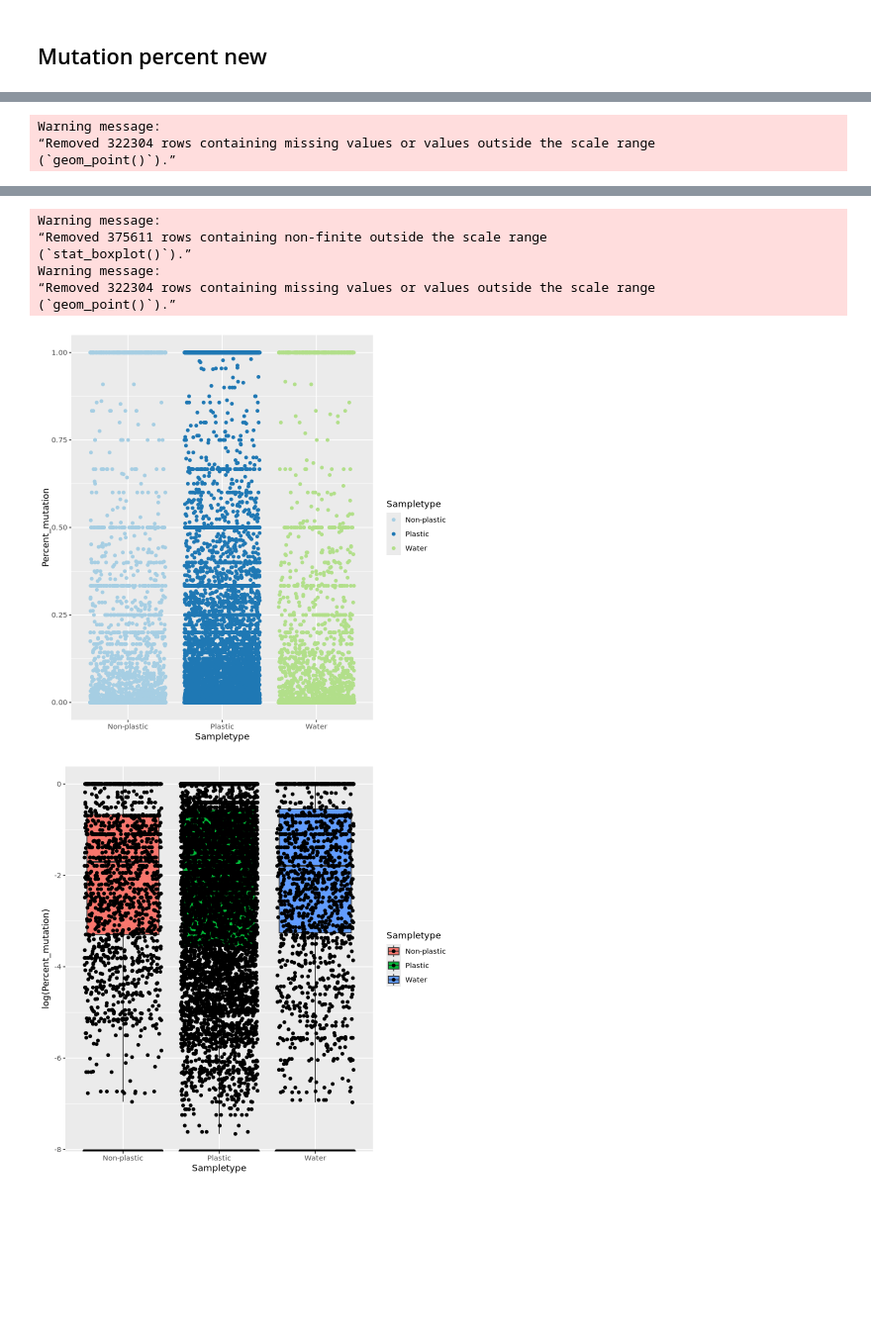
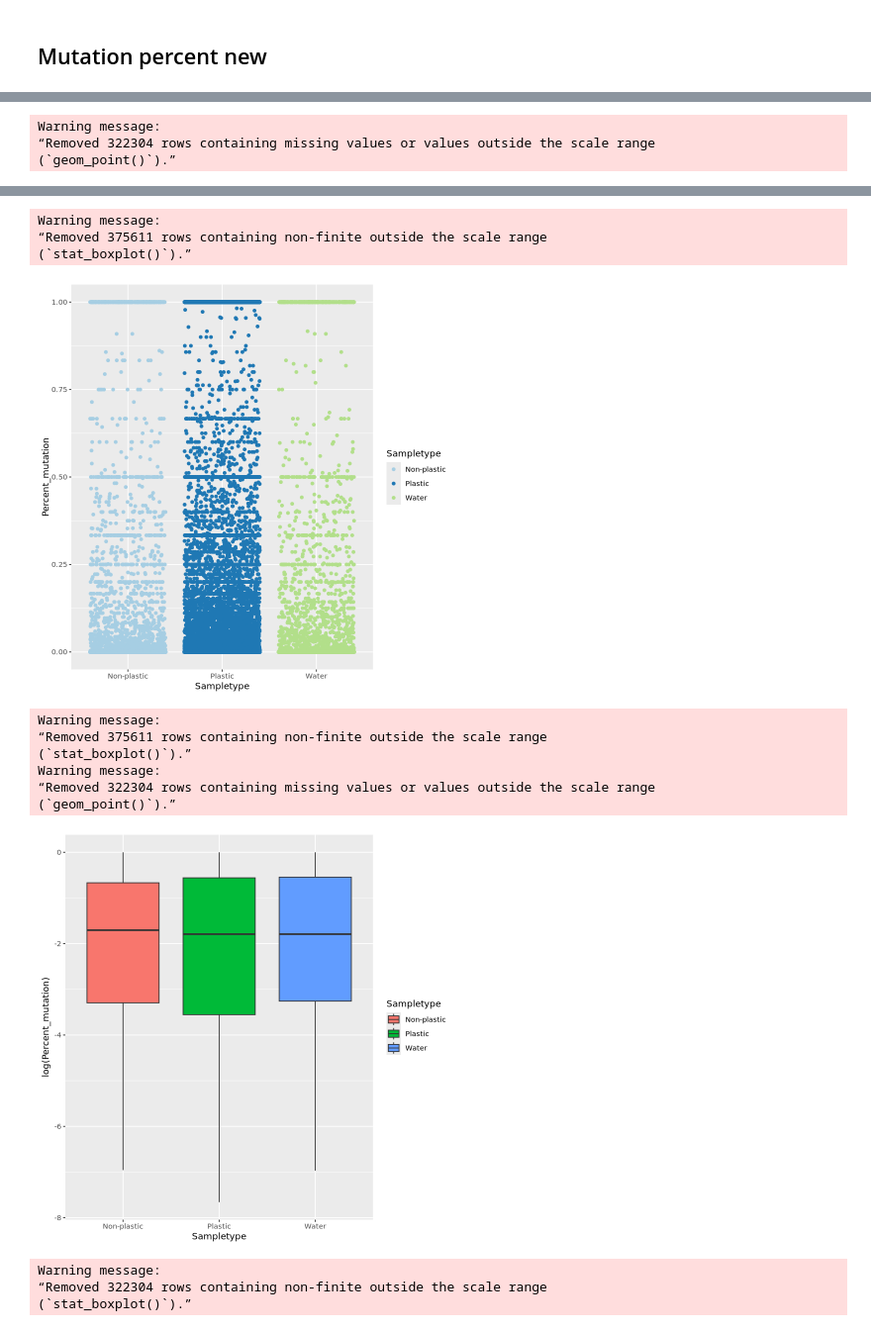
Before and after one commit to blomfelt/plastisphere, a Jupyter notebook: plastisphere.ipynb, the cells around one changed output, grey strips where cells are left out. Shown at 99% size. Cells and saved outputs as stored; diff of their text form; code cells hidden in the pictures; blank space fills up the shorter version.

```diff
--- a/plastisphere.ipynb
+++ b/plastisphere.ipynb
@@ -58,7 +60,7 @@ dim(df_counts)
 snps <- read_tsv("card-data/snps.txt", show_col_types = FALSE)
 cat("SNPS\n Dimensions of unmodified: "); cat(dim(snps))
 snps <- snps %>%
-  select(-citation) %>%
+  dplyr::select(-citation) %>%
   unique.data.frame()
 cat("\n Dimensions of filtered:   "); cat(dim(snps))
 
@@ -68,7 +70,7 @@ aro_index <- aro_index %>%
   # Rename it to match for later
   rename(Accession = `ARO Accession`) %>%
   mutate(Accession = as.double(str_remove(Accession, "ARO:"))) %>%
-  select(Accession, `AMR Gene Family`, `Drug Class`, `Resistance Mechanism`) %>%
+  dplyr::select(Accession, `AMR Gene Family`, `Drug Class`, `Resistance Mechanism`) %>%
   unique.data.frame()
 cat("\n Dimensions of filtered:   "); cat(dim(aro_index))
 
@@ -77,7 +79,13 @@ aro_categories_index <- read_tsv("card-data/aro_categories_index.tsv", show_col_
 
 sample_metadata <- read_tsv("sample_metadata.tsv", show_col_types = FALSE)
 sample_metadata <- sample_metadata %>%
-    select(run_accession, study_accession, Sampletype, Substrate, Latitude, Longitude)
+    dplyr::select(run_accession, study_accession, Sampletype, Substrate, Latitude, Longitude)
+
+df_nr_ssu <- read_tsv("storeDir/Gene_Normalization/unique_run_id_ARG_norm.tsv", show_col_types = FALSE) %>%
+  dplyr::select(nr_ssu, sample_id) %>%
+  unique() %>%
+  mutate(run_accession = str_remove(sample_id, "_unique_run_id")) %>%
+  dplyr::select(-sample_id)
 # %% [output]
 SNPS
  Dimensions of unmodified: 3247 8
@@ -124,7 +132,7 @@ df_counts <- df_counts[-which(df_counts$Description == "TOTAL READS:"), ]
 df_relative <- df_counts %>%
   mutate(across(ends_with('-Mut'), ~ . / (. + get(str_replace(cur_column(), "-Mut$", "-WT"))), .names = "{.col}_relative")) %>%
   rename_at(vars(ends_with('_relative')), ~ str_remove(., "\\_val-Mut")) %>%
-  select(-ends_with(c("-Mut", "-WT"))) %>%
+  dplyr::select(-ends_with(c("-Mut", "-WT"))) %>%
   rename_at(vars(ends_with('_relative')), ~ str_remove(., "\\_relative"))
 #head(df_relative)
 # Replace all NA:s with zeros?
@@ -496,35 +530,61 @@ figure_df%>%
     #ggplot(aes(Test, Percent_mutation))+
     #geom_boxplot()
 
 figure_df %>%
     ggplot(aes(Sampletype, Percent_mutation, col = Sampletype)) +
         scale_color_brewer(palette = "Paired")+
         geom_jitter()
 
 figure_df %>%
     ggplot(aes(Sampletype, log(Percent_mutation), fill = Sampletype)) +
         scale_color_brewer(palette = "Paired") +
+        geom_boxplot()
+
+figure_df %>%
+    ggplot(aes(Sampletype, log(Percent_mutation), fill = Sampletype)) +
+        scale_color_brewer(palette = "Paired") +
         geom_boxplot()+
         geom_jitter()
+
+figure_df %>%
+    ggplot(aes(Substrate, Percent_mutation, col = Sampletype)) +
+        scale_color_brewer(palette = "Paired")+
+        geom_boxplot() +
+        #geom_jitter()+
+        theme(axis.text.x = element_text(angle = 45, vjust = 1, hjust=1))
+
+figure_df %>%
+    filter(Substrate == c("Seawater", "Freshwater")) %>%
+    ggplot(aes(Substrate, Percent_mutation, col = Sampletype)) +
+        scale_color_brewer(palette = "Paired")+
+        geom_boxplot() +
+        geom_jitter() +
+        theme(axis.text.x = element_text(angle = 45, vjust = 1, hjust=1))
 # %% [output]
 Dim df_long_genes: 385926 13
 
 df_long_sample
 Num > 0:    10315 13
 Num == 0:  53307 13
 
 figure_df
 Num > 0:    10315 19
 Num == 0:  53307 19
 Warning message:
 “Removed 322304 rows containing missing values or values outside the scale range
 (`geom_point()`).”
 [figure]
 Warning message:
 “Removed 375611 rows containing non-finite outside the scale range
 (`stat_boxplot()`).”
-Warning message:
-“Removed 322304 rows containing missing values or values outside the scale range
-(`geom_point()`).”
-[figure, old version]
+[figure, new version]
+Warning message:
+“Removed 375611 rows containing non-finite outside the scale range
+(`stat_boxplot()`).”
+Warning message:
+“Removed 322304 rows containing missing values or values outside the scale range
+(`geom_point()`).”
-[figure, old version]
+[figure, new version]
+Warning message:
+“Removed 322304 rows containing non-finite outside the scale range
+(`stat_boxplot()`).”
```
Also changed, not shown: parts of 14 cells of this notebook.
